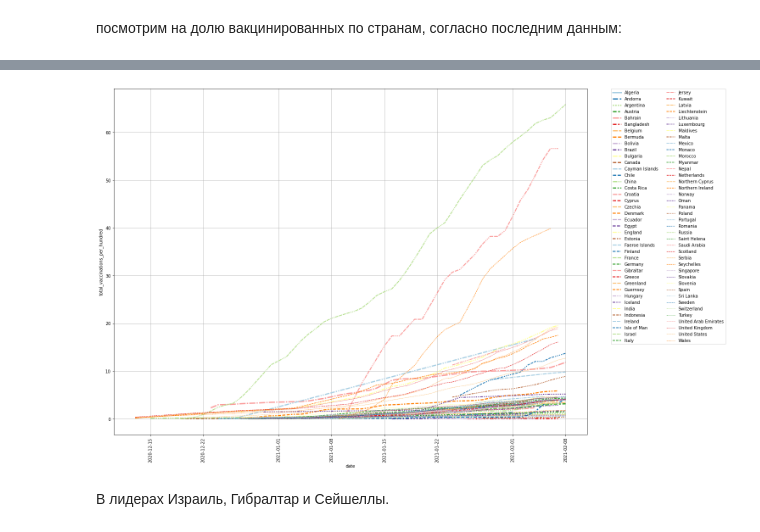
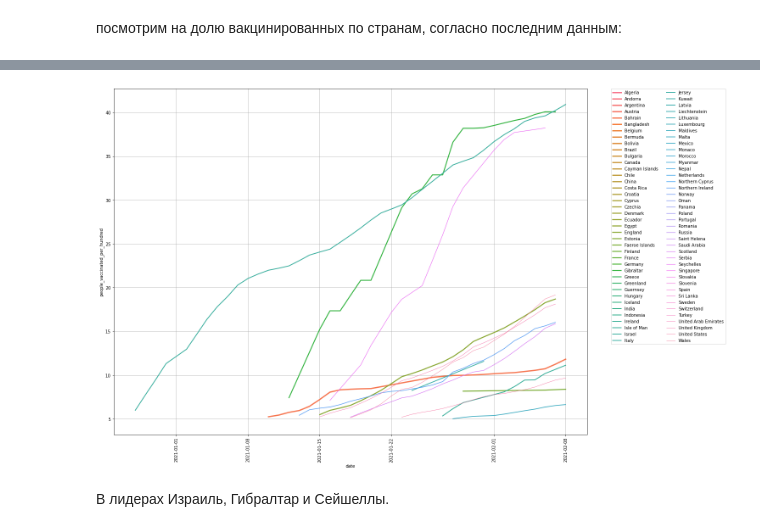
Before and after one commit to Gekata-2/MachineLearning, a Jupyter notebook: eda_lab_.ipynb, the cells around one changed output, grey strips where cells are left out. Saved outputs shown, nothing was run; the diff lists cells and outputs as text; code cells hidden in the pictures.

```diff
--- a/eda_lab_.ipynb
+++ b/eda_lab_.ipynb
@@ -465,13 +461,14 @@ pass
 # %%
 plt.figure(figsize=(20,15))
-ax = sns.lineplot(x='date',y='total_vaccinations_per_hundred',hue='country',style='country',data=data,palette='Paired',size='country')
+df=data.loc[data['people_vaccinated_per_hundred']>=5]
+ax = sns.lineplot(x='date',y='people_vaccinated_per_hundred',hue='country',data=df,size='country')
 ax.tick_params(axis='x',rotation=90)
 plt.legend(bbox_to_anchor=(1.05, 1), loc=2, borderaxespad=0,ncol=2)
 plt.grid(True)
 
 pass
 # %% [output]
-[figure, old version]
+[figure, new version]
 # %% [markdown]
 В лидерах Израиль, Гибралтар и Сейшеллы.
 # %% [markdown]
```
Also changed, not shown: parts of 20 cells of this notebook.
